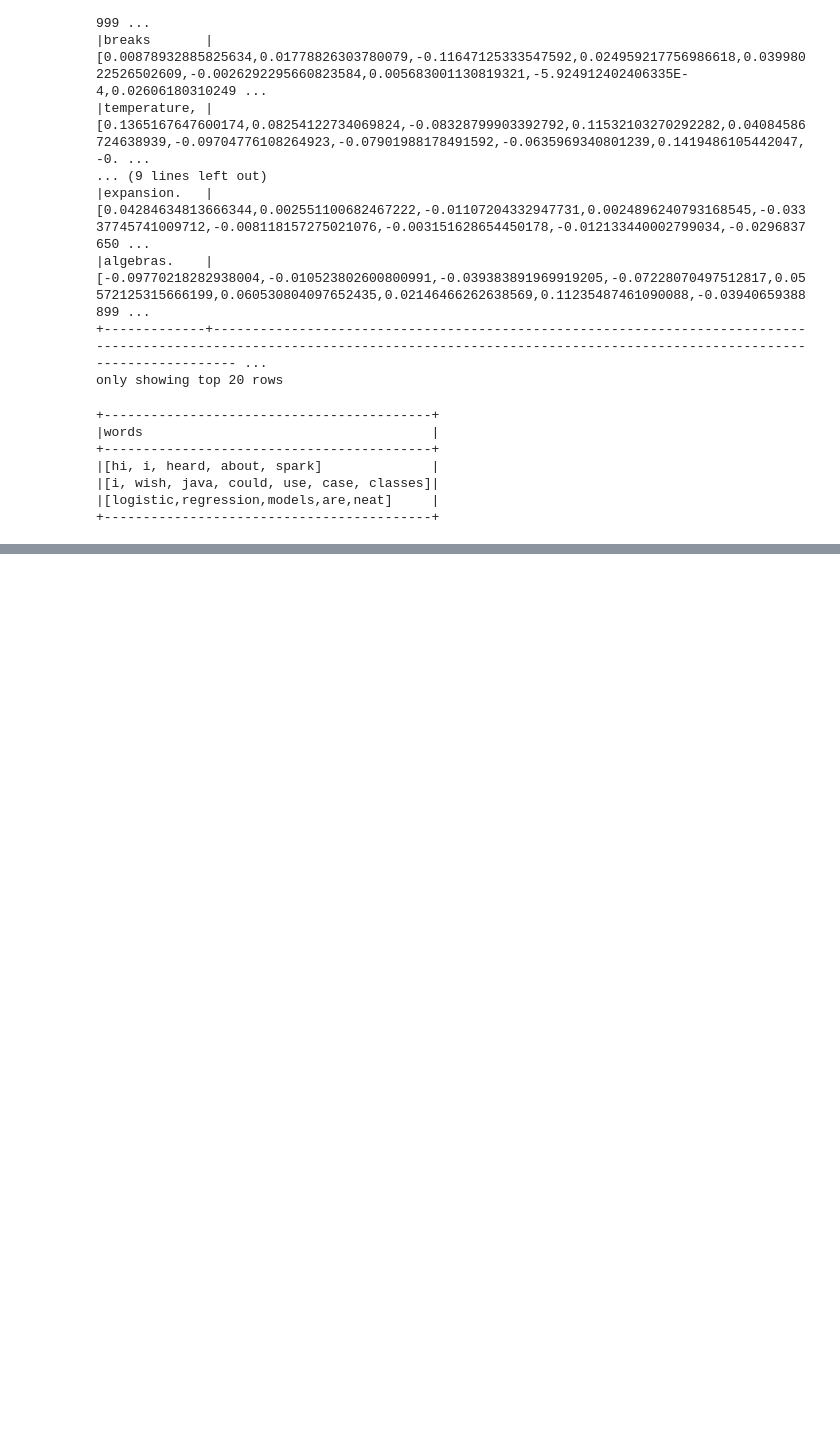
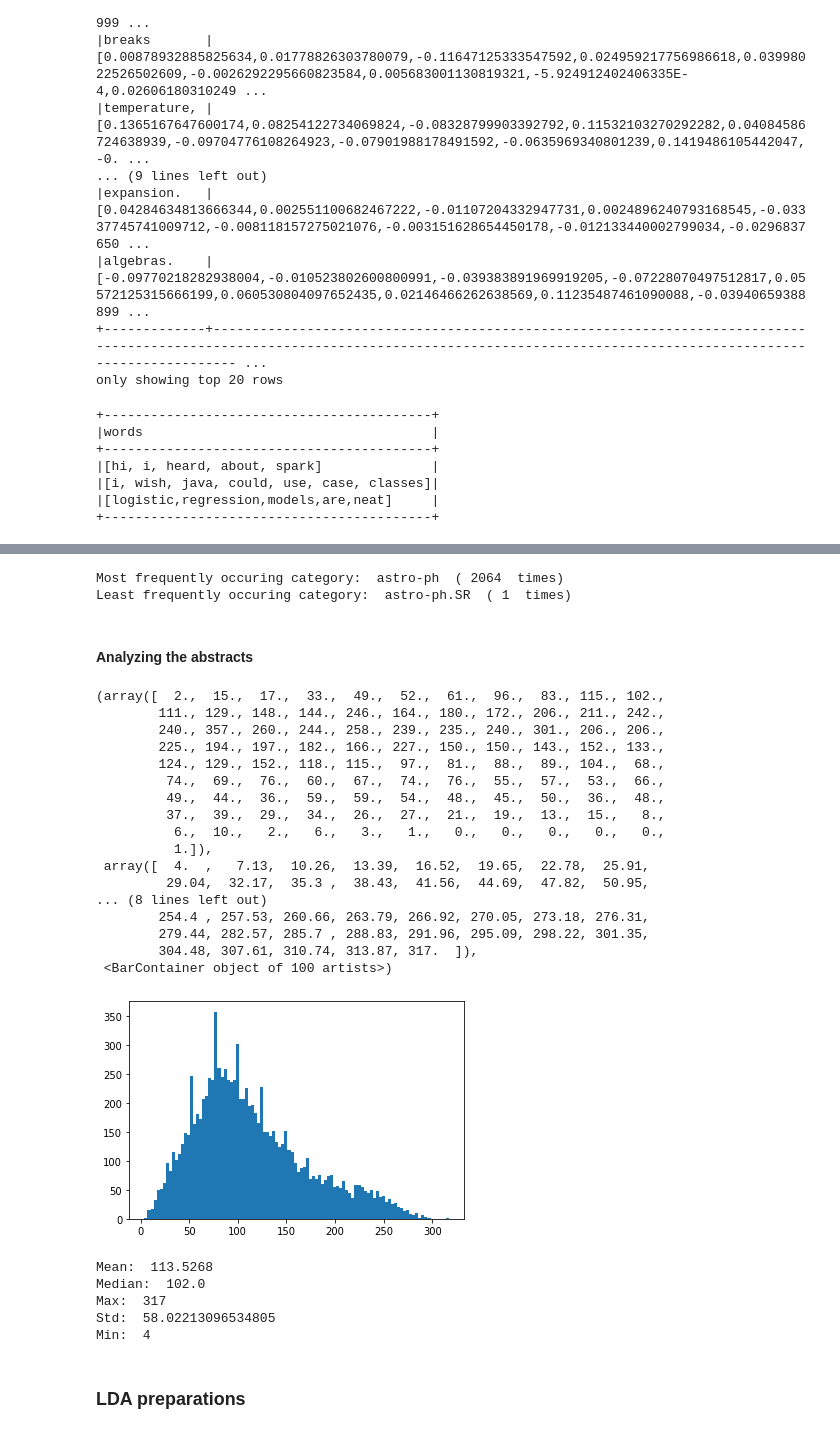
Before and after one commit to Ca3zsar/ArXiv-Literature-Analyser, a Jupyter notebook: bigdata.ipynb, the cells around one changed output, grey strips where cells are left out. Saved outputs shown, nothing was run; the diff lists cells and outputs as text; code cells hidden in the pictures; blank space fills up the shorter version.

```diff
--- a/bigdata.ipynb
+++ b/bigdata.ipynb
@@ -238,0 +557,66 @@ tokenized.select("words").show(truncate=False)
+# %%
+# most frequently occuring category
+categories = arxiv_dataset.select("categories").collect()
+categories = [row.categories for row in categories]
+categories = [cat.split(" ") for cat in categories]
+categories = [item for sublist in categories for item in sublist]
+
+# most frequently occuring category
+print(
+    "Most frequently occuring category: ",
+    max(set(categories), key = categories.count),
+    " (", categories.count(max(set(categories), key = categories.count)), " times)"
+)
+
+# least frequently occuring category
+print(
+    "Least frequently occuring category: ",
+    min(set(categories), key = categories.count),
+    " (", categories.count(min(set(categories), key = categories.count)), " times)"
+)
+# %% [output]
+Most frequently occuring category:  astro-ph  ( 2064  times)
+Least frequently occuring category:  astro-ph.SR  ( 1  times)
+# %% [markdown]
+#### Analyzing the abstracts
+# %%
+# abstract length (histogram)
+abstract_lengths = arxiv_dataset.select("abstract").collect()
+abstract_lengths = [row.abstract for row in abstract_lengths]
+abstract_lengths = [len(abstract.split(" ")) for abstract in abstract_lengths]
+# histogram of abstract lengths
+plt.hist(abstract_lengths, bins=100)
+# %% [output]
+(array([  2.,  15.,  17.,  33.,  49.,  52.,  61.,  96.,  83., 115., 102.,
+        111., 129., 148., 144., 246., 164., 180., 172., 206., 211., 242.,
+        240., 357., 260., 244., 258., 239., 235., 240., 301., 206., 206.,
+        225., 194., 197., 182., 166., 227., 150., 150., 143., 152., 133.,
+        124., 129., 152., 118., 115.,  97.,  81.,  88.,  89., 104.,  68.,
+         74.,  69.,  76.,  60.,  67.,  74.,  76.,  55.,  57.,  53.,  66.,
+         49.,  44.,  36.,  59.,  59.,  54.,  48.,  45.,  50.,  36.,  48.,
+         37.,  39.,  29.,  34.,  26.,  27.,  21.,  19.,  13.,  15.,   8.,
+          6.,  10.,   2.,   6.,   3.,   1.,   0.,   0.,   0.,   0.,   0.,
+          1.]),
+ array([  4.  ,   7.13,  10.26,  13.39,  16.52,  19.65,  22.78,  25.91,
+         29.04,  32.17,  35.3 ,  38.43,  41.56,  44.69,  47.82,  50.95,
+... (8 lines left out)
+        254.4 , 257.53, 260.66, 263.79, 266.92, 270.05, 273.18, 276.31,
+        279.44, 282.57, 285.7 , 288.83, 291.96, 295.09, 298.22, 301.35,
+        304.48, 307.61, 310.74, 313.87, 317.  ]),
+ <BarContainer object of 100 artists>)
+[figure, added]
+# %%
+# print also a mean, median, max, min, std
+print("Mean: ", np.mean(abstract_lengths))
+print("Median: ", np.median(abstract_lengths))
+print("Max: ", np.max(abstract_lengths))
+print("Std: ", np.std(abstract_lengths))
+print("Min: ", np.min(abstract_lengths))
+# %% [output]
+Mean:  113.5268
+Median:  102.0
+Max:  317
+Std:  58.02213096534805
+Min:  4
+# %% [markdown]
+### LDA preparations
```
Also changed, not shown: parts of 30 cells of this notebook.
